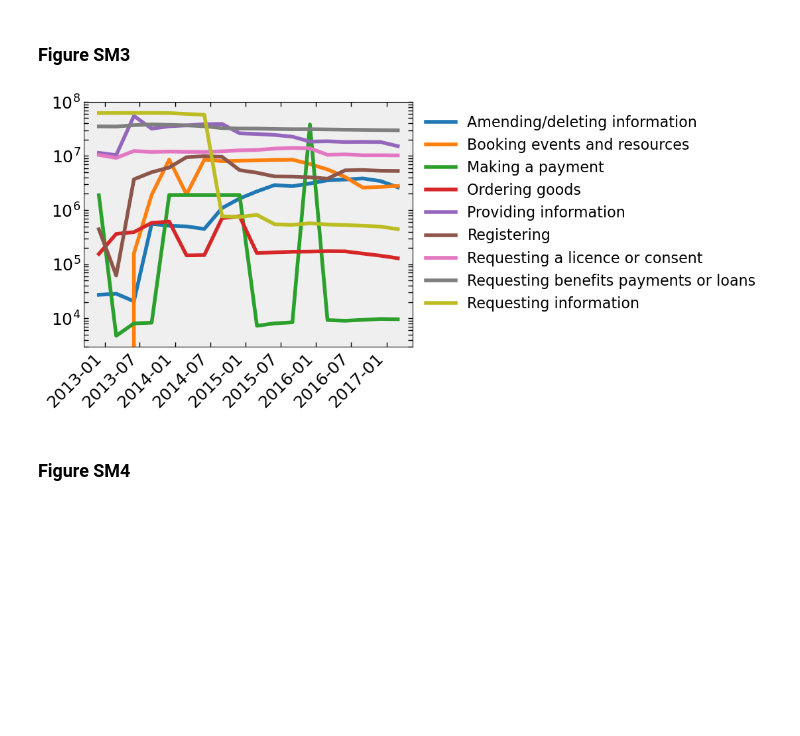
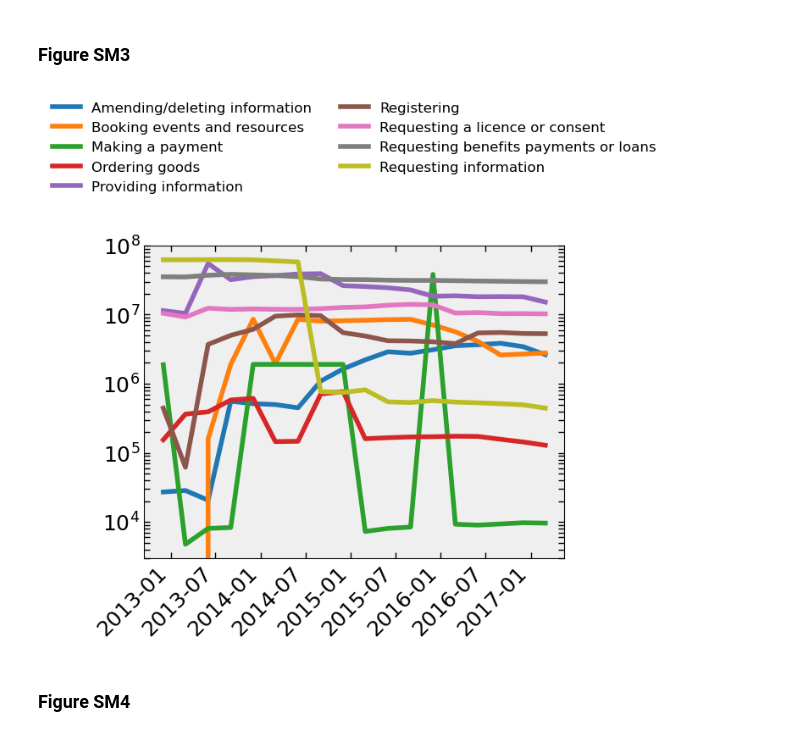
Before and after one commit to ai-for-public-services/structural-insights-into-uk-gov, a Jupyter notebook: notebooks/04-figures-SM-3-8.ipynb, the cells around one changed output. Saved outputs shown, nothing was run; the diff lists cells and outputs as text; code cells hidden in the pictures; blank space fills up the shorter version.

Commit message:
Update figures

```diff
--- a/notebooks/04-figures-SM-3-8.ipynb
+++ b/notebooks/04-figures-SM-3-8.ipynb
@@ -76,38 +76,38 @@ def plot_transactions_data(save=False):
     for servicetype in final_df['Servicetype'].unique():
         data = final_df[final_df['Servicetype'] == servicetype]
         y_data = data['Volume']
 
         # Use the corresponding color for the 'Servicetype'
         # color = color_dict[servicetype]
 
         # Plot the line with a color representing the final value
         plt.plot(data['Quarter'], y_data, label=servicetype,
                  # color=color,
                  linewidth=4)
 
     # Set the face color
     plt.gca().set_facecolor('#efefef')
 
     # Set axis labels and font size
     plt.xlabel('', fontsize=18)
     plt.ylabel('', fontsize=18)
 
-    plt.legend(title='', frameon=False, bbox_to_anchor=(1, 1),
-               prop={ 'size': 16}
+    plt.legend(title='', loc='upper center',frameon=False, bbox_to_anchor=(0.5, 1.5), ncol=2,
+               prop={ 'size': 12}
               )
     plt.title('')
     plt.yscale('log')
     plt.xticks(rotation=45, ha='right')
 
     # Save figure
     if save == True:
-        plt.savefig(Path("../reports/figures/supplementary-figures/figSM2.png"), dpi=300, bbox_inches='tight')
+        plt.savefig(Path("../reports/figures/supplementary-figures/figSM3.png"), dpi=300, bbox_inches='tight')
     else:
         plt.show()
 
-plot_transactions_data(save=False)
+plot_transactions_data(save=True)
 # %% [output]
-[figure, old version]
+[figure, new version]
 # %% [markdown]
 ### Figure SM4
 # %%
```
Also changed, not shown: parts of 5 cells of this notebook, 28 other files.
